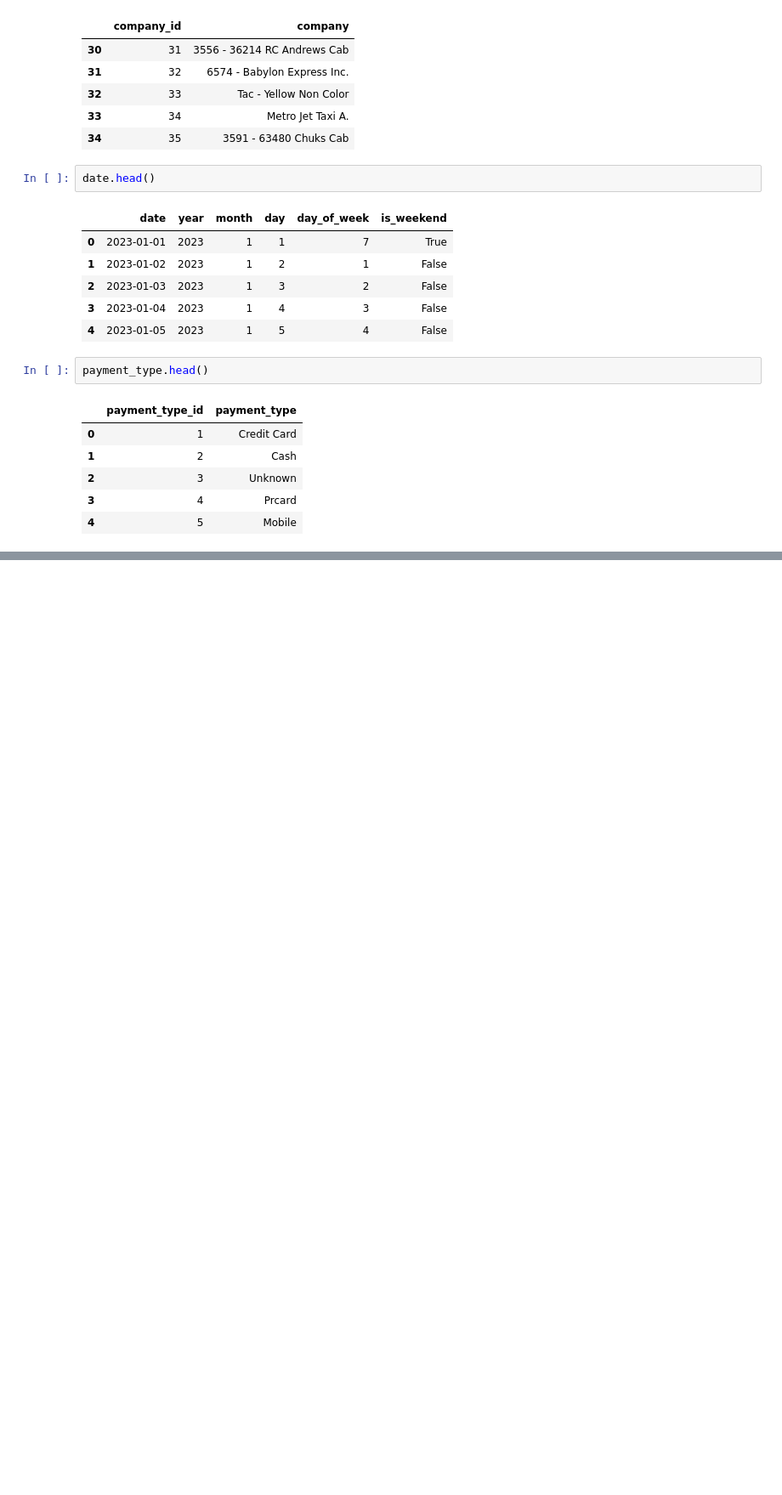
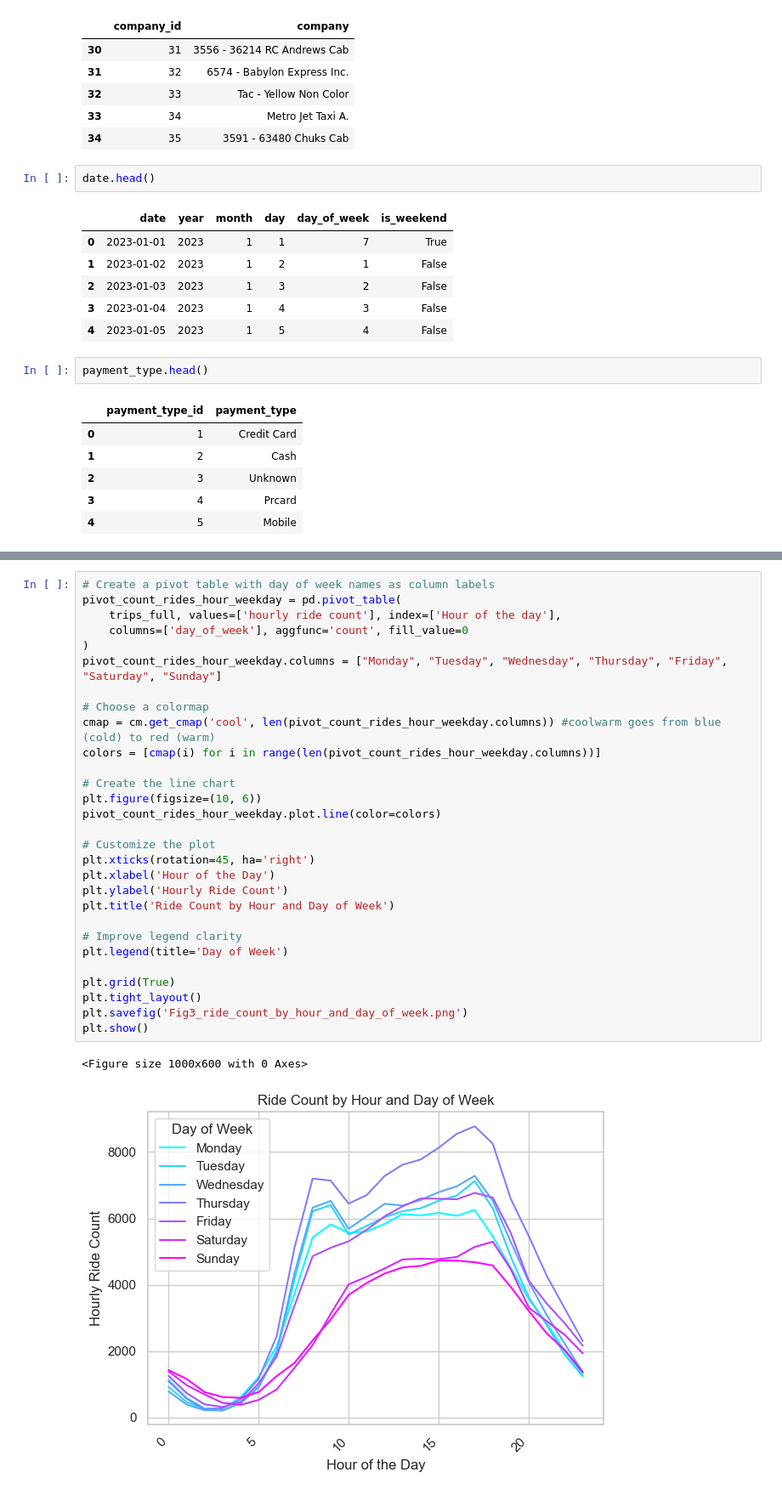
Before and after one commit to rhamorszky/data_engineering_project, a Jupyter notebook: src/notebooks/08_local_visualisations.ipynb, the cells around one changed output, grey strips where cells are left out. Shown at 85% size. Saved outputs shown, nothing was run; the diff lists cells and outputs as text; blank space fills up the shorter version.

```diff
--- a/src/notebooks/08_local_visualisations.ipynb
+++ b/src/notebooks/08_local_visualisations.ipynb
@@ -256,0 +298,32 @@ payment_type.head()
+# %%
+# Create a pivot table with day of week names as column labels
+pivot_count_rides_hour_weekday = pd.pivot_table(
+    trips_full, values=['hourly ride count'], index=['Hour of the day'],
+    columns=['day_of_week'], aggfunc='count', fill_value=0
+)
+pivot_count_rides_hour_weekday.columns = ["Monday", "Tuesday", "Wednesday", "Thursday", "Friday", "Saturday", "Sunday"]
+
+# Choose a colormap
+cmap = cm.get_cmap('cool', len(pivot_count_rides_hour_weekday.columns)) #coolwarm goes from blue (cold) to red (warm)
+colors = [cmap(i) for i in range(len(pivot_count_rides_hour_weekday.columns))]
+
+# Create the line chart
+plt.figure(figsize=(10, 6))
+pivot_count_rides_hour_weekday.plot.line(color=colors)
+
+# Customize the plot
+plt.xticks(rotation=45, ha='right')
+plt.xlabel('Hour of the Day')
+plt.ylabel('Hourly Ride Count')
+plt.title('Ride Count by Hour and Day of Week')
+
+# Improve legend clarity
+plt.legend(title='Day of Week')
+
+plt.grid(True)
+plt.tight_layout()
+plt.savefig('Fig3_ride_count_by_hour_and_day_of_week.png')
+plt.show()
+# %% [output]
+<Figure size 1000x600 with 0 Axes>
+[figure, added]
```
Also changed, not shown: parts of 14 cells of this notebook, 1 other file.
